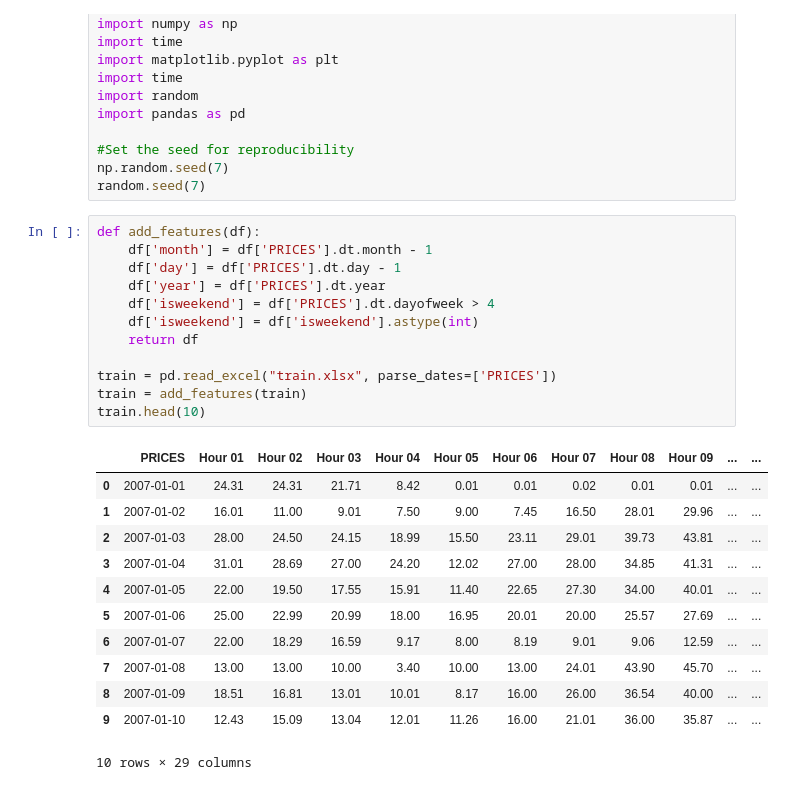
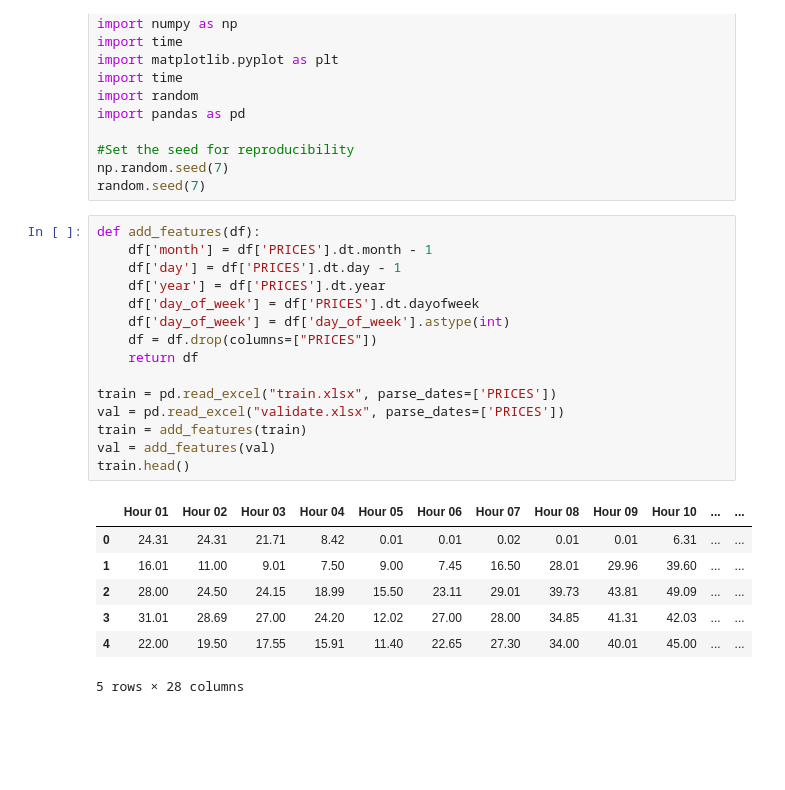
Before and after one commit to aeli3/RL-Project-2024, a Jupyter notebook: SmartGridEnv.ipynb, the cells around one changed output. Drawn from its saved outputs; the diff is of its cells as text; blank space fills up the shorter version.

```diff
--- a/SmartGridEnv.ipynb
+++ b/SmartGridEnv.ipynb
@@ -15,28 +15,26 @@ random.seed(7)
 # %%
 def add_features(df):
     df['month'] = df['PRICES'].dt.month - 1
     df['day'] = df['PRICES'].dt.day - 1
     df['year'] = df['PRICES'].dt.year
-    df['isweekend'] = df['PRICES'].dt.dayofweek > 4
-    df['isweekend'] = df['isweekend'].astype(int)
+    df['day_of_week'] = df['PRICES'].dt.dayofweek
+    df['day_of_week'] = df['day_of_week'].astype(int)
+    df = df.drop(columns=["PRICES"])
     return df
 
 train = pd.read_excel("train.xlsx", parse_dates=['PRICES'])
+val = pd.read_excel("validate.xlsx", parse_dates=['PRICES'])
 train = add_features(train)
-train.head(10)
+val = add_features(val)
+train.head()
 # %% [output]
-|  | PRICES | Hour 01 | Hour 02 | Hour 03 | Hour 04 | Hour 05 | Hour 06 | Hour 07 | Hour 08 | Hour 09 | ... | ... |
-| 0 | 2007-01-01 | 24.31 | 24.31 | 21.71 | 8.42 | 0.01 | 0.01 | 0.02 | 0.01 | 0.01 | ... | ... |
-| 1 | 2007-01-02 | 16.01 | 11.00 | 9.01 | 7.50 | 9.00 | 7.45 | 16.50 | 28.01 | 29.96 | ... | ... |
-| 2 | 2007-01-03 | 28.00 | 24.50 | 24.15 | 18.99 | 15.50 | 23.11 | 29.01 | 39.73 | 43.81 | ... | ... |
-| 3 | 2007-01-04 | 31.01 | 28.69 | 27.00 | 24.20 | 12.02 | 27.00 | 28.00 | 34.85 | 41.31 | ... | ... |
-| 4 | 2007-01-05 | 22.00 | 19.50 | 17.55 | 15.91 | 11.40 | 22.65 | 27.30 | 34.00 | 40.01 | ... | ... |
-| 5 | 2007-01-06 | 25.00 | 22.99 | 20.99 | 18.00 | 16.95 | 20.01 | 20.00 | 25.57 | 27.69 | ... | ... |
-| 6 | 2007-01-07 | 22.00 | 18.29 | 16.59 | 9.17 | 8.00 | 8.19 | 9.01 | 9.06 | 12.59 | ... | ... |
-| 7 | 2007-01-08 | 13.00 | 13.00 | 10.00 | 3.40 | 10.00 | 13.00 | 24.01 | 43.90 | 45.70 | ... | ... |
-| 8 | 2007-01-09 | 18.51 | 16.81 | 13.01 | 10.01 | 8.17 | 16.00 | 26.00 | 36.54 | 40.00 | ... | ... |
-| 9 | 2007-01-10 | 12.43 | 15.09 | 13.04 | 12.01 | 11.26 | 16.00 | 21.01 | 36.00 | 35.87 | ... | ... |
+|  | Hour 01 | Hour 02 | Hour 03 | Hour 04 | Hour 05 | Hour 06 | Hour 07 | Hour 08 | Hour 09 | Hour 10 | ... | ... |
+| 0 | 24.31 | 24.31 | 21.71 | 8.42 | 0.01 | 0.01 | 0.02 | 0.01 | 0.01 | 6.31 | ... | ... |
+| 1 | 16.01 | 11.00 | 9.01 | 7.50 | 9.00 | 7.45 | 16.50 | 28.01 | 29.96 | 39.60 | ... | ... |
+| 2 | 28.00 | 24.50 | 24.15 | 18.99 | 15.50 | 23.11 | 29.01 | 39.73 | 43.81 | 49.09 | ... | ... |
+| 3 | 31.01 | 28.69 | 27.00 | 24.20 | 12.02 | 27.00 | 28.00 | 34.85 | 41.31 | 42.03 | ... | ... |
+| 4 | 22.00 | 19.50 | 17.55 | 15.91 | 11.40 | 22.65 | 27.30 | 34.00 | 40.01 | 45.00 | ... | ... |
-10 rows × 29 columns
+5 rows × 28 columns
 # %%
 class SmartGridEnv(gym.Env):
     def __init__(self, price_data, battery_capacity=50, max_power=25, efficiency=0.9):
```
Also changed, not shown: parts of 6 cells of this notebook.
